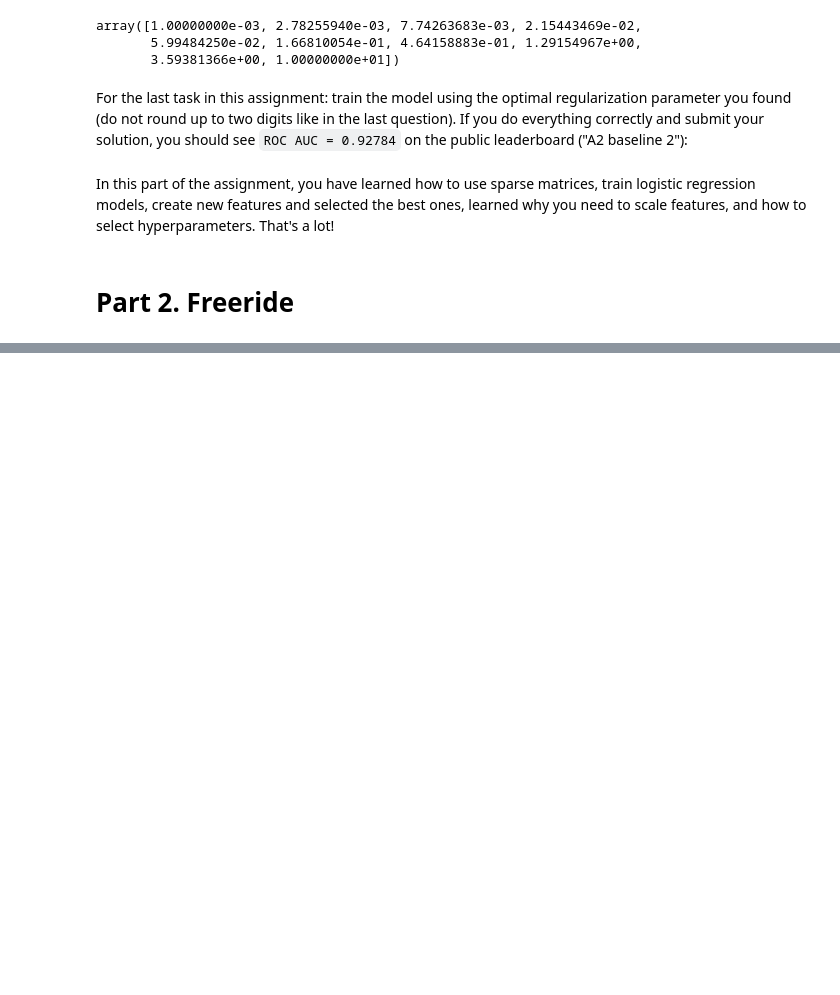
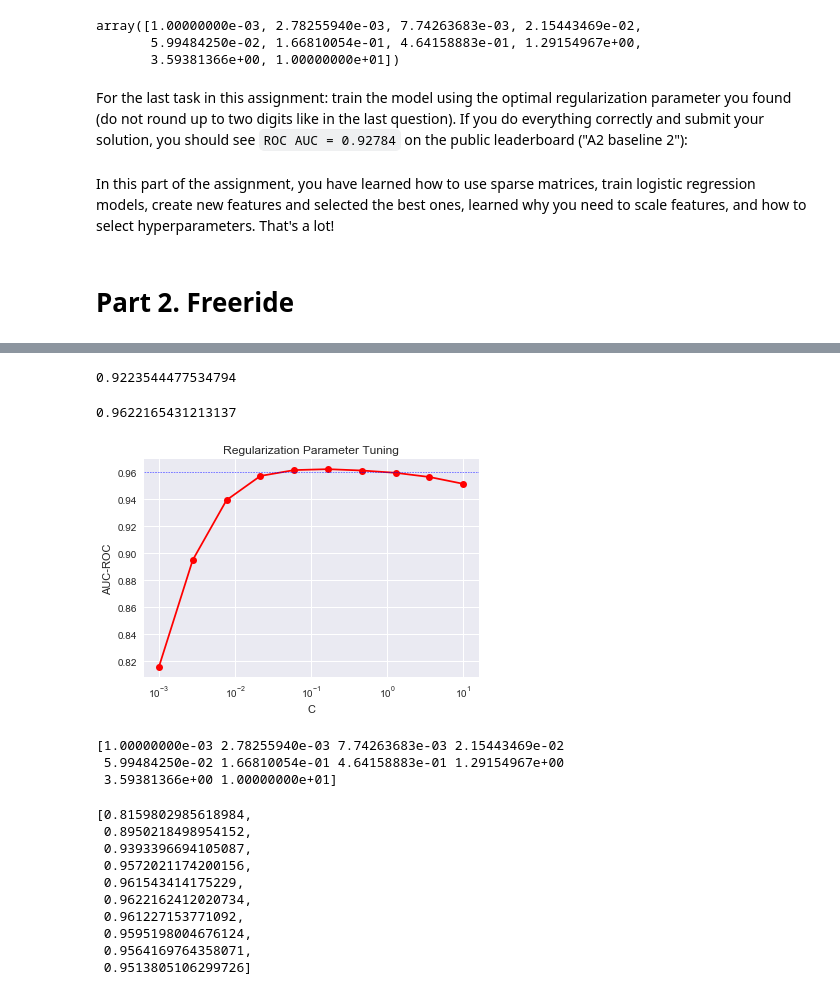
Before and after one commit to mudcrab88/ods_course, a Jupyter notebook: assignment2_part1_alice_logistic_regression.ipynb, the cells around one changed output, grey strips where cells are left out. Cells and saved outputs as stored; diff of their text form; code cells hidden in the pictures; blank space fills up the shorter version.

```diff
--- a/assignment2_part1_alice_logistic_regression.ipynb
+++ b/assignment2_part1_alice_logistic_regression.ipynb
@@ -682,7 +703,7 @@ X_test = csr_matrix(hstack([full_sites_sparse[idx_split:,:],
                             tmp_scaled[idx_split:,:]]))
 
 # Train the model on the whole training data set using optimal regularization parameter
-lr = LogisticRegression(C=C, random_state=17, solver='liblinear').fit(X_train, y_train)
+lr = LogisticRegression(C=0.46416, random_state=17, solver='liblinear').fit(X_train, y_train)
 
 # Make a prediction for the test set
 y_test = lr.predict_proba(X_test)[:, 1]
@@ -715,0 +774,73 @@ That's it for this part of assignment 2. More credits will be given to the top 1
+# %%
+full_new_feat['intersection'] = (full_df['intersection'] >9).astype('float64')
+# Add the new standardized feature to the sparse matrix
+tmp = StandardScaler().fit_transform(full_new_feat[['intersection']])
+X_train = csr_matrix(hstack([full_sites_sparse[:idx_split,:], tmp[:idx_split,:]]))
+
+# Compute metric on the validation set
+print(get_auc_lr_valid_new(X_train, y_train))
+# %% [output]
+0.9223544477534794
+# %%
+# Compose the training set
+tmp_scaled = StandardScaler().fit_transform(full_new_feat[['start_month',
+                                                           'start_hour',
+                                                           'morning',
+                                                           'intersection']])
+X_train = csr_matrix(hstack([full_sites_sparse[:idx_split,:],
+                             tmp_scaled[:idx_split,:]]))
+
+# Capture the quality with default parameters
+score_C_1 = get_auc_lr_valid_new(X_train, y_train)
+print(score_C_1)
+# %% [output]
+0.9622165431213137
+# %%
+# Prepare the training and test data
+tmp_scaled = StandardScaler().fit_transform(full_new_feat[['start_month', 'start_hour',
+                                                           'morning', 'intersection']])
+X_train = csr_matrix(hstack([full_sites_sparse[:idx_split,:],
+                             tmp_scaled[:idx_split,:]]))
+X_test = csr_matrix(hstack([full_sites_sparse[idx_split:,:],
+                            tmp_scaled[idx_split:,:]]))
+
+# Train the model on the whole training data set using optimal regularization parameter
+lr = LogisticRegression(C=0.166810054, random_state=17, solver='liblinear').fit(X_train, y_train)
+
+# Make a prediction for the test set
+y_test = lr.predict_proba(X_test)[:, 1]
+
+# Write it to the submission file
+write_to_submission_file(y_test, 'baseline_3.csv')
+# %%
+from tqdm import tqdm
+
+# List of possible C-values
+Cs = np.logspace(-3, 1, 10)
+scores = []
+for C in tqdm(Cs):
+    scores.append(get_auc_lr_valid(X_train, y_train, C=C))
+# %%
+plt.plot(Cs, scores, 'ro-')
+plt.xscale('log')
+plt.xlabel('C')
+plt.ylabel('AUC-ROC')
+plt.title('Regularization Parameter Tuning')
+# horizontal line -- model quality with default C value
+plt.axhline(y=score_C_1, linewidth=.5, color='b', linestyle='dashed')
+plt.show()
+# %% [output]
+[figure, added]
+[1.00000000e-03 2.78255940e-03 7.74263683e-03 2.15443469e-02
+ 5.99484250e-02 1.66810054e-01 4.64158883e-01 1.29154967e+00
+ 3.59381366e+00 1.00000000e+01]
+[0.8159802985618984,
+ 0.8950218498954152,
+ 0.9393396694105087,
+ 0.9572021174200156,
+ 0.961543414175229,
+ 0.9622162412020734,
+ 0.961227153771092,
+ 0.9595198004676124,
+ 0.9564169764358071,
+ 0.9513805106299726]
```
Also changed, not shown: parts of 17 cells of this notebook, 4 other files.
